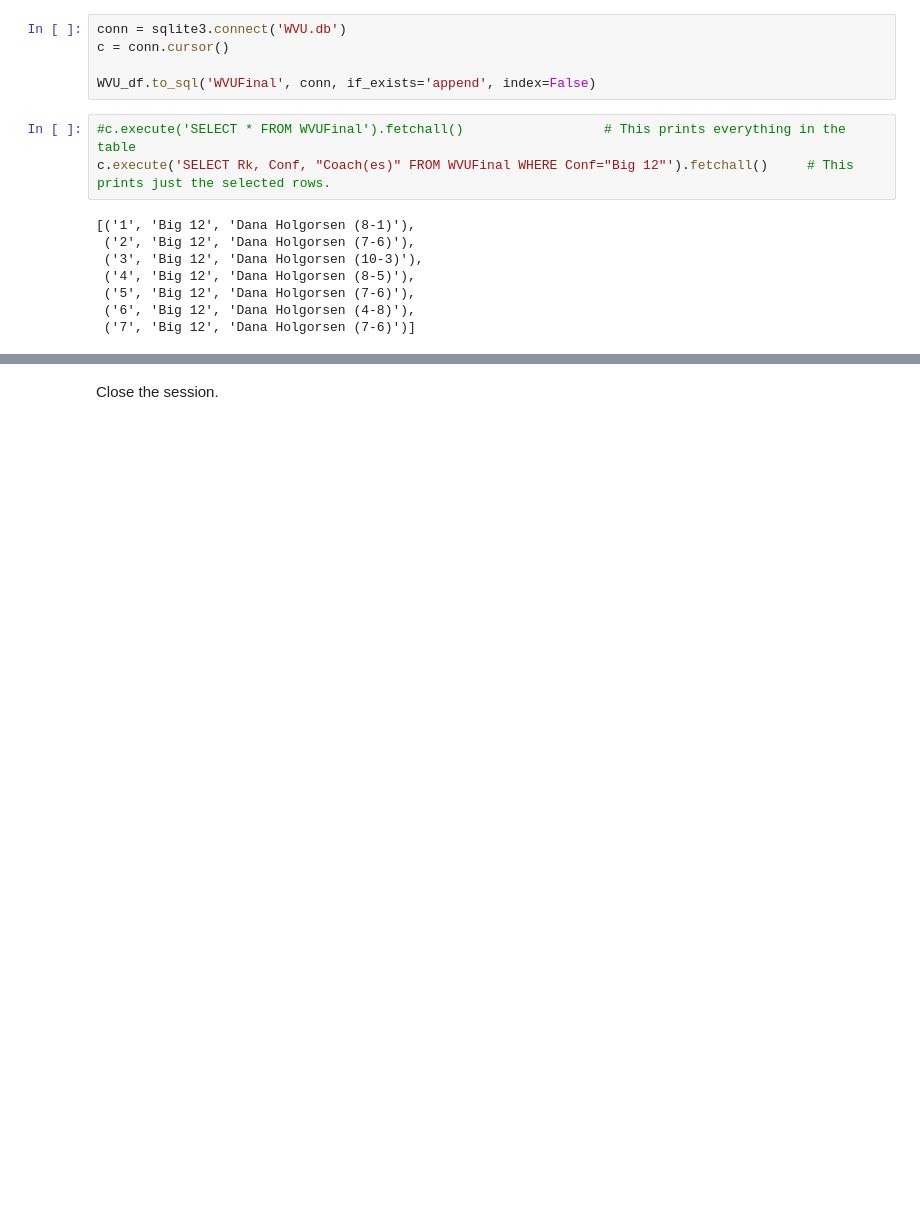
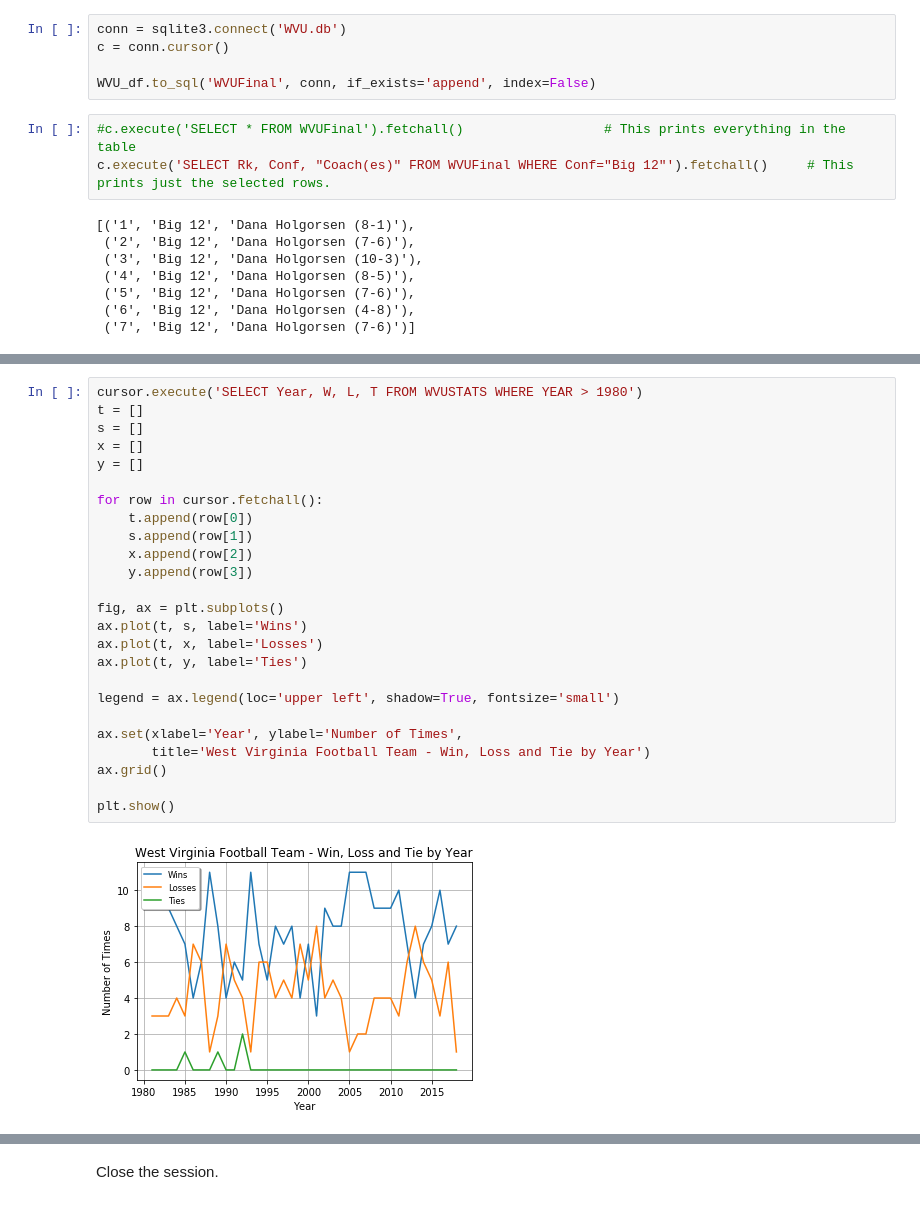
Before and after one commit to scatanoso/DSSA5201, a Jupyter notebook: WVUFootball.ipynb, the cells around one changed output, grey strips where cells are left out. Drawn from its saved outputs; the diff is of its cells as text; blank space fills up the shorter version.

```diff
--- a/WVUFootball.ipynb
+++ b/WVUFootball.ipynb
@@ -247,0 +352,27 @@ c.execute('SELECT Rk, Conf, "Coach(es)" FROM WVUFinal WHERE Conf="Big 12"').fetc
+# %%
+cursor.execute('SELECT Year, W, L, T FROM WVUSTATS WHERE YEAR > 1980')
+t = []
+s = []
+x = []
+y = []
+
+for row in cursor.fetchall():
+    t.append(row[0])
+    s.append(row[1])
+    x.append(row[2])
+    y.append(row[3])
+
+fig, ax = plt.subplots()
+ax.plot(t, s, label='Wins')
+ax.plot(t, x, label='Losses')
+ax.plot(t, y, label='Ties')
+
+legend = ax.legend(loc='upper left', shadow=True, fontsize='small')
+
+ax.set(xlabel='Year', ylabel='Number of Times',
+       title='West Virginia Football Team - Win, Loss and Tie by Year')
+ax.grid()
+
+plt.show()
+# %% [output]
+[figure, added]
```
Also changed, not shown: parts of 10 cells of this notebook.
